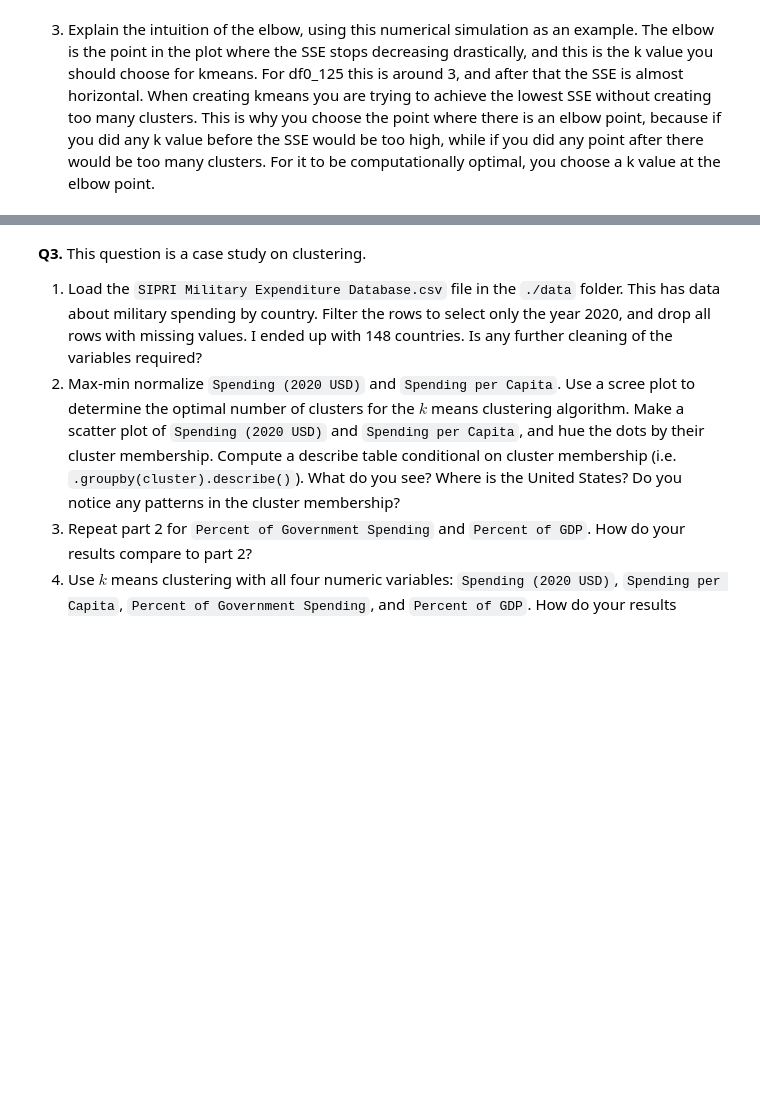
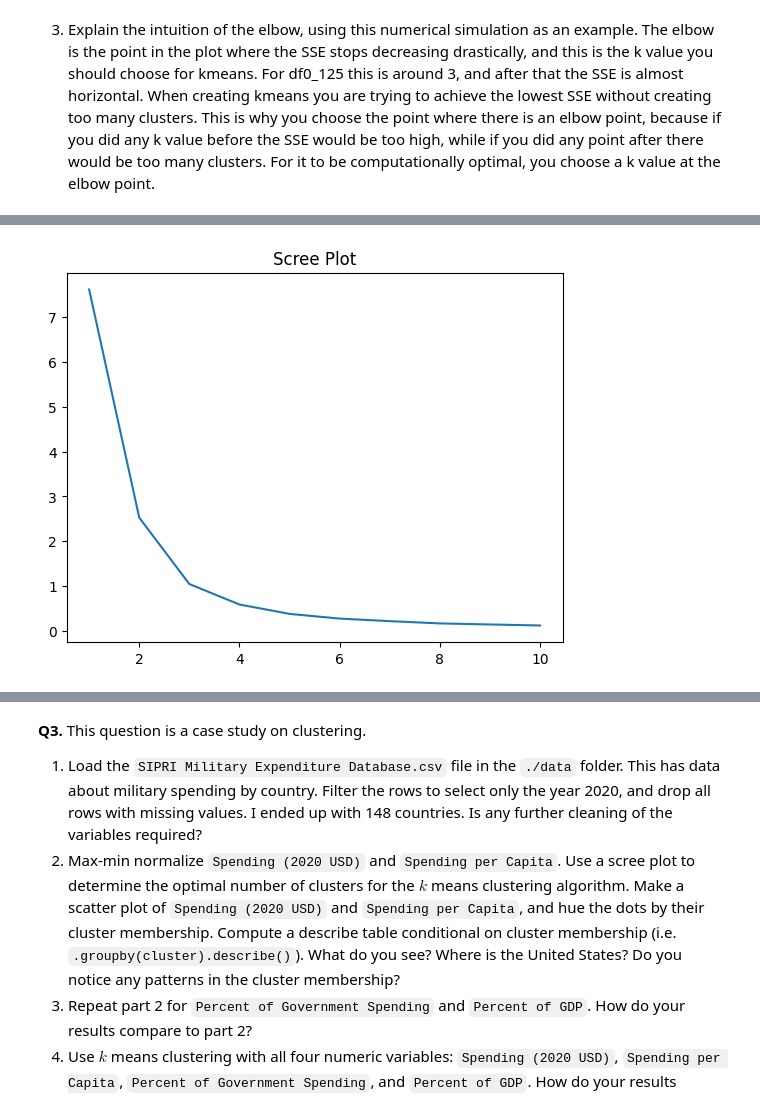
Before and after one commit to nylaup/clustering, a Jupyter notebook: assignment/assignment_clustering.ipynb, the cells around one changed output, grey strips where cells are left out. Cells and saved outputs as stored; diff of their text form; code cells hidden in the pictures; blank space fills up the shorter version.

```diff
--- a/assignment/assignment_clustering.ipynb
+++ b/assignment/assignment_clustering.ipynb
@@ -102,0 +98,21 @@ The elbow is the point in the plot where the SSE stops decreasing drastically, a
+# %%
+import re
+
+ElectionData = pd.read_csv('./data/2022 election cycle fundraising.csv') #read in dataset
+#print(ElectionData['Raised'].dtypes) #check variable type
+
+def to_int(value): #create function to convert columns
+    cleaned = re.sub(r',', '', value) #remove commas with substitute
+    pos = r'\$[0-9]+'
+    neg = r'[-]\$[0-9]+'
+    if re.match(pos, cleaned): #slice from index 1 to eliminate dollar sign
+        cleaned = cleaned[1:]
+    elif re.match(neg, cleaned): #slice from index 2 to eliminate - and $
+        cleaned = cleaned[2:]
+    cleaned = pd.to_numeric(cleaned) #convert to numeric after eliminating characters
+    return cleaned
+
+ElectionData['RaisedC'] = ElectionData['Raised'].apply(to_int) #use apply to convert all columns
+ElectionData['SpentC'] = ElectionData['Spent'].apply(to_int)
+ElectionData['CashOnHandC'] = ElectionData['Cash on Hand'].apply(to_int)
+ElectionData['DebtsC'] = ElectionData['Debts'].apply(to_int)
@@ -102,0 +121,17 @@ The elbow is the point in the plot where the SSE stops decreasing drastically, a
+# %%
+X = ElectionData.loc[:,['RaisedC','SpentC']].apply(maxmin)
+#X.head()
+
+k_bar = 10
+SSE = []
+for k in range(k_bar):
+    model = KMeans(n_clusters=k+1, max_iter=300, n_init=10, random_state=1)
+    model=model.fit(X)
+    SSE.append(model.inertia_)
+
+sns.lineplot(x=np.arange(1,k_bar+1), y=SSE)
+plt.title('Scree Plot')
+plt.show()
+#Based on the scree plot the optimal k is 3
+# %% [output]
+[figure, added]
```
Also changed, not shown: parts of 12 cells of this notebook.
